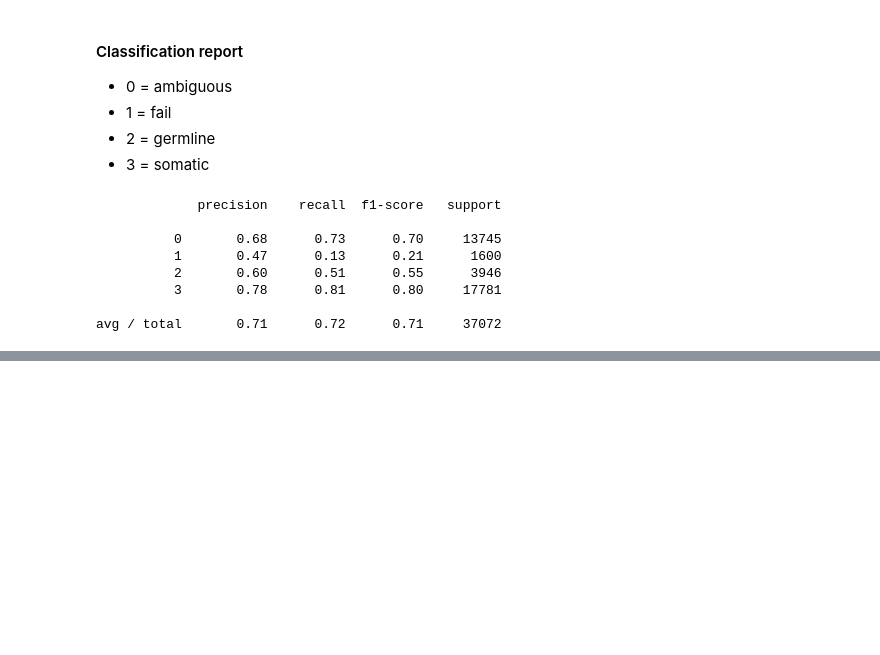
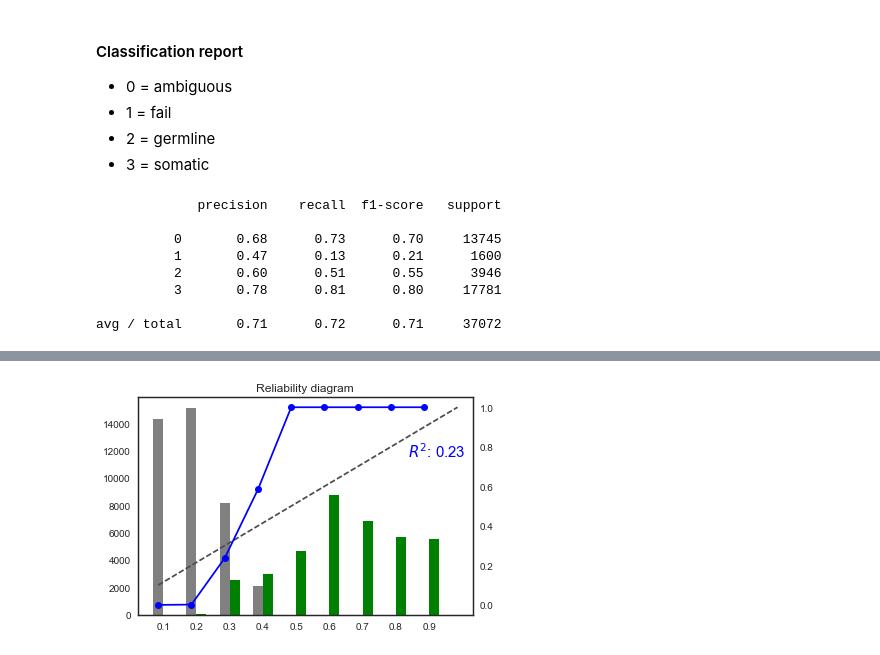
Before and after one commit to griffithlab/DeepSVR, a Jupyter notebook: notebooks/Logistic regression classifier.ipynb, the cells around one changed output, grey strips where cells are left out. Cells and saved outputs as stored; diff of their text form; code cells hidden in the pictures; blank space fills up the shorter version.

```diff
--- a/notebooks/Logistic regression classifier.ipynb
+++ b/notebooks/Logistic regression classifier.ipynb
@@ -81,3 +81,5 @@ Epoch 10/10
+# %%
+predicted = np.array([list(a).index(max(list(a))) for a in list(probabilities)])
 # %%
 label_binarizer = preprocessing.LabelBinarizer()
 
@@ -128,0 +155,27 @@ plt.show()
+# %%
+width = 0.03       # the width of the bars
+
+fig, ax1 = plt.subplots()
+rects1 = ax1.bar(bins[:-1], negative_counts, width, color='grey')
+
+rects2 = ax1.bar(bins[:-1] + width, positive_counts, width, color='green')
+
+# add some text for labels, title and axes ticks
+
+ax1.set_title('Reliability diagram')
+ax1.set_xticks(bins[:-1] + width / 2)
+ax1.set_xticklabels(bins[:-1])
+# ax.plot(ax.get_xlim(), ax.get_ylim(), ls="--", c=".3")
+
+# ax1.legend((rects1[0], rects2[0]), ('Neg', 'Pos'), loc=5)
+
+ax2 = ax1.twinx()
+ax2.plot(bins, bins, ls="--", c=".3")
+r2 = str(round(metrics.r2_score(bins[1:], pct_positive),2))
+ax2.plot(bins[:-1], pct_positive, "-o", color='blue')
+ax2.text(.85,.75,'$R^2$: {0}'.format(r2), color='blue', fontsize=15)
+
+
+plt.show()
+# %% [output]
+[figure, added]
```
Also changed, not shown: parts of 4 cells of this notebook, 1 other file.
